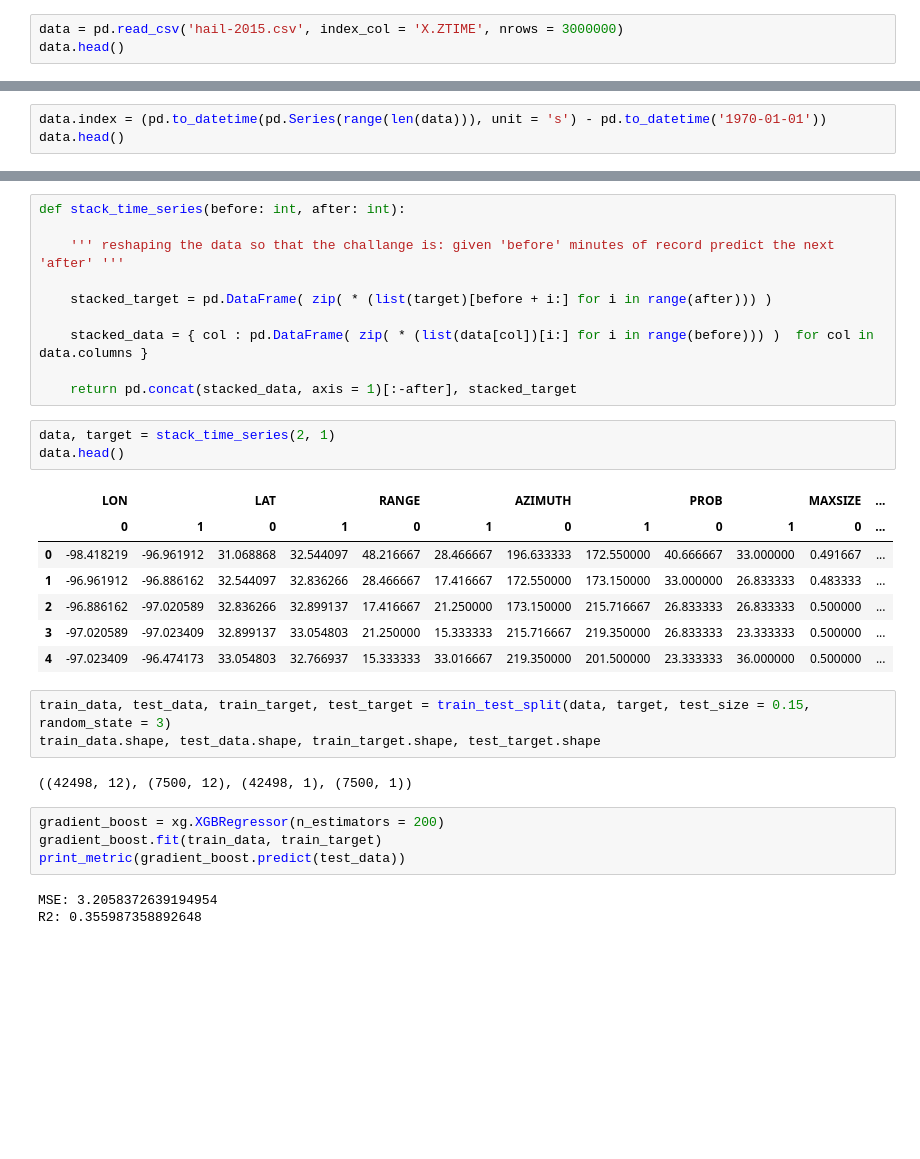
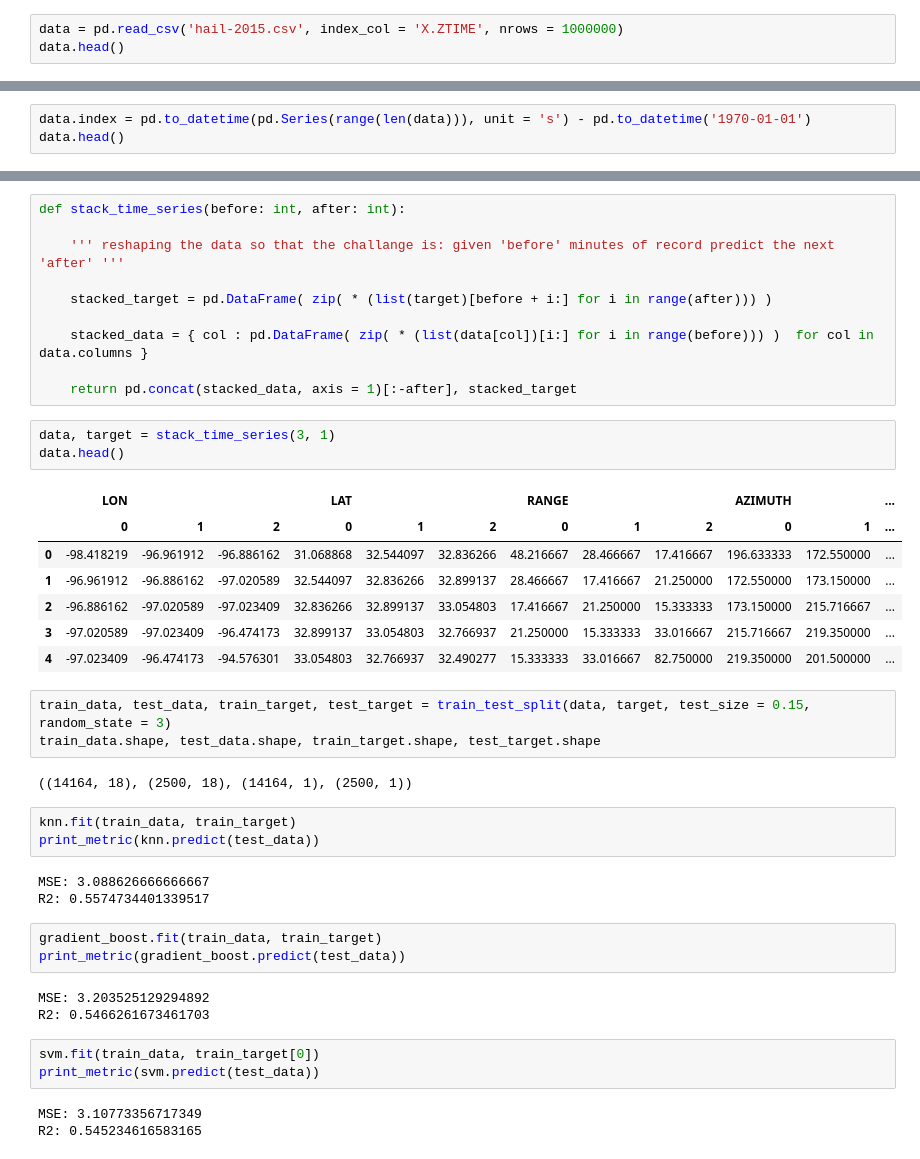
Before and after one commit to Israel0545488592/Regression, a Jupyter notebook: reression.ipynb, the cells around one changed output, grey strips where cells are left out. Cells and saved outputs as stored; diff of their text form; blank space fills up the shorter version.

```diff
--- a/reression.ipynb
+++ b/reression.ipynb
@@ -18,7 +17,7 @@ import xgboost as xg
 
 from sklearn import metrics
 # %%
-data = pd.read_csv('hail-2015.csv', index_col = 'X.ZTIME', nrows = 3000000)
+data = pd.read_csv('hail-2015.csv', index_col = 'X.ZTIME', nrows = 1000000)
 data.head()
 # %% [output]
 |  | LON | LAT | WSR_ID | CELL_ID | RANGE | AZIMUTH | SEVPROB | PROB | MAXSIZE |
@@ -35,5 +34,5 @@ data.shape
 # %%
-data.index = (pd.to_datetime(pd.Series(range(len(data))), unit = 's') - pd.to_datetime('1970-01-01'))
+data.index = pd.to_datetime(pd.Series(range(len(data))), unit = 's') - pd.to_datetime('1970-01-01')
 data.head()
 # %% [output]
 |  | LON | LAT | WSR_ID | CELL_ID | RANGE | AZIMUTH | SEVPROB | PROB | MAXSIZE |
@@ -169,25 +167,36 @@ def stack_time_series(before: int, after: int):
 
     return pd.concat(stacked_data, axis = 1)[:-after], stacked_target
 # %%
-data, target = stack_time_series(2, 1)
+data, target = stack_time_series(3, 1)
 data.head()
 # %% [output]
-|  | LON |  | LAT |  | RANGE |  | AZIMUTH |  | PROB |  | MAXSIZE | ... |
-|  | 0 | 1 | 0 | 1 | 0 | 1 | 0 | 1 | 0 | 1 | 0 | ... |
-| 0 | -98.418219 | -96.961912 | 31.068868 | 32.544097 | 48.216667 | 28.466667 | 196.633333 | 172.550000 | 40.666667 | 33.000000 | 0.491667 | ... |
-| 1 | -96.961912 | -96.886162 | 32.544097 | 32.836266 | 28.466667 | 17.416667 | 172.550000 | 173.150000 | 33.000000 | 26.833333 | 0.483333 | ... |
-| 2 | -96.886162 | -97.020589 | 32.836266 | 32.899137 | 17.416667 | 21.250000 | 173.150000 | 215.716667 | 26.833333 | 26.833333 | 0.500000 | ... |
-| 3 | -97.020589 | -97.023409 | 32.899137 | 33.054803 | 21.250000 | 15.333333 | 215.716667 | 219.350000 | 26.833333 | 23.333333 | 0.500000 | ... |
-| 4 | -97.023409 | -96.474173 | 33.054803 | 32.766937 | 15.333333 | 33.016667 | 219.350000 | 201.500000 | 23.333333 | 36.000000 | 0.500000 | ... |
+|  | LON |  |  | LAT |  |  | RANGE |  |  | AZIMUTH |  | ... |
+|  | 0 | 1 | 2 | 0 | 1 | 2 | 0 | 1 | 2 | 0 | 1 | ... |
+| 0 | -98.418219 | -96.961912 | -96.886162 | 31.068868 | 32.544097 | 32.836266 | 48.216667 | 28.466667 | 17.416667 | 196.633333 | 172.550000 | ... |
+| 1 | -96.961912 | -96.886162 | -97.020589 | 32.544097 | 32.836266 | 32.899137 | 28.466667 | 17.416667 | 21.250000 | 172.550000 | 173.150000 | ... |
+| 2 | -96.886162 | -97.020589 | -97.023409 | 32.836266 | 32.899137 | 33.054803 | 17.416667 | 21.250000 | 15.333333 | 173.150000 | 215.716667 | ... |
+| 3 | -97.020589 | -97.023409 | -96.474173 | 32.899137 | 33.054803 | 32.766937 | 21.250000 | 15.333333 | 33.016667 | 215.716667 | 219.350000 | ... |
+| 4 | -97.023409 | -96.474173 | -94.576301 | 33.054803 | 32.766937 | 32.490277 | 15.333333 | 33.016667 | 82.750000 | 219.350000 | 201.500000 | ... |
 # %%
 train_data, test_data, train_target, test_target = train_test_split(data, target, test_size = 0.15, random_state = 3)
 train_data.shape, test_data.shape, train_target.shape, test_target.shape
 # %% [output]
-((42498, 12), (7500, 12), (42498, 1), (7500, 1))
+((14164, 18), (2500, 18), (14164, 1), (2500, 1))
+# %%
+knn.fit(train_data, train_target)
+print_metric(knn.predict(test_data))
+# %% [output]
+MSE: 3.088626666666667
+R2: 0.5574734401339517
 # %%
-gradient_boost = xg.XGBRegressor(n_estimators = 200)
 gradient_boost.fit(train_data, train_target)
 print_metric(gradient_boost.predict(test_data))
 # %% [output]
-MSE: 3.2058372639194954
-R2: 0.355987358892648
+MSE: 3.203525129294892
+R2: 0.5466261673461703
+# %%
+svm.fit(train_data, train_target[0])
+print_metric(svm.predict(test_data))
+# %% [output]
+MSE: 3.10773356717349
+R2: 0.545234616583165
```
Also changed, not shown: parts of 13 cells of this notebook.
